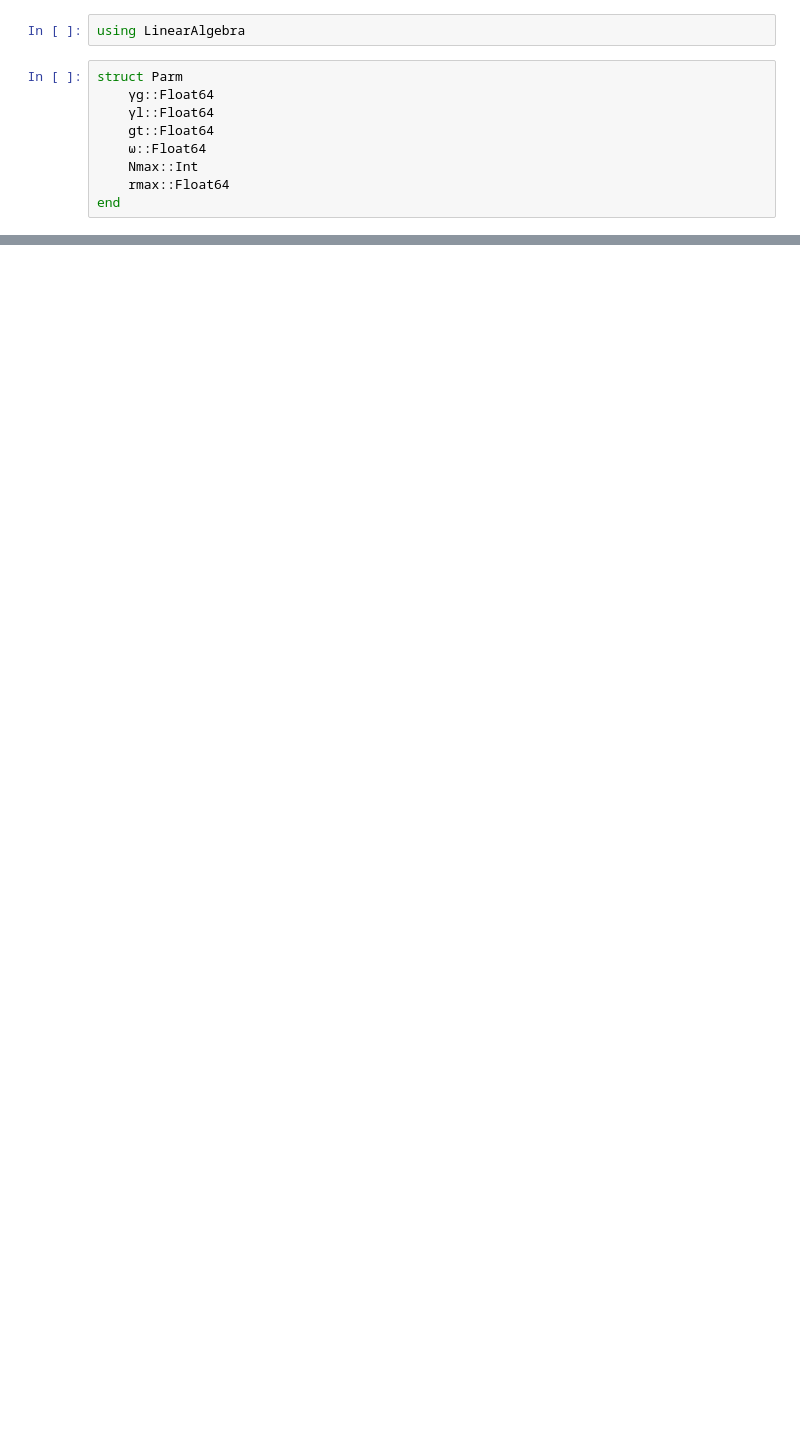
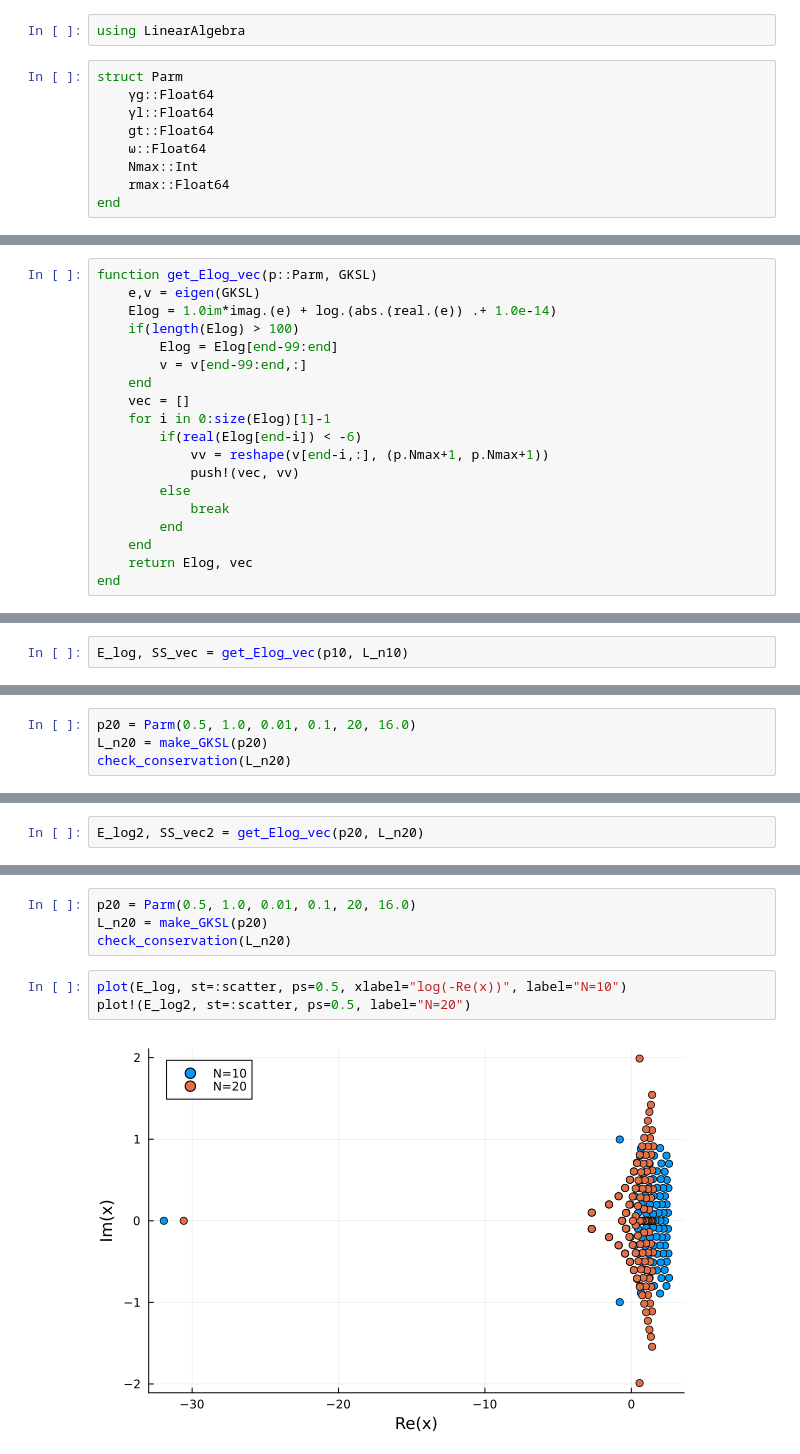
Before and after one commit to YoshihiroMichishita/julia, a Jupyter notebook: DTC-LC/test.ipynb, the cells around one changed output, grey strips where cells are left out. Drawn from its saved outputs; the diff is of its cells as text; blank space fills up the shorter version.

```diff
--- a/DTC-LC/test.ipynb
+++ b/DTC-LC/test.ipynb
@@ -59,0 +169,19 @@ make_GKSL (generic function with 1 method)
+# %%
+function get_Elog_vec(p::Parm, GKSL)
+    e,v = eigen(GKSL)
+    Elog = 1.0im*imag.(e) + log.(abs.(real.(e)) .+ 1.0e-14)
+    if(length(Elog) > 100)
+        Elog = Elog[end-99:end]
+        v = v[end-99:end,:]
+    end
+    vec = []
+    for i in 0:size(Elog)[1]-1
+        if(real(Elog[end-i]) < -6)
+            vv = reshape(v[end-i,:], (p.Nmax+1, p.Nmax+1))
+            push!(vec, vv)
+        else
+            break
+        end
+    end
+    return Elog, vec
+end
@@ -59,0 +190,2 @@ make_GKSL (generic function with 1 method)
+# %%
+E_log, SS_vec = get_Elog_vec(p10, L_n10)
@@ -59,0 +194,4 @@ make_GKSL (generic function with 1 method)
+# %%
+p20 = Parm(0.5, 1.0, 0.01, 0.1, 20, 16.0)
+L_n20 = make_GKSL(p20)
+check_conservation(L_n20)
@@ -59,0 +216,2 @@ make_GKSL (generic function with 1 method)
+# %%
+E_log2, SS_vec2 = get_Elog_vec(p20, L_n20)
@@ -59,0 +220,9 @@ make_GKSL (generic function with 1 method)
+# %%
+p20 = Parm(0.5, 1.0, 0.01, 0.1, 20, 16.0)
+L_n20 = make_GKSL(p20)
+check_conservation(L_n20)
+# %%
+plot(E_log, st=:scatter, ps=0.5, xlabel="log(-Re(x))", label="N=10")
+plot!(E_log2, st=:scatter, ps=0.5, label="N=20")
+# %% [output]
+[figure, added]
```
Also changed, not shown: parts of 23 cells of this notebook.
